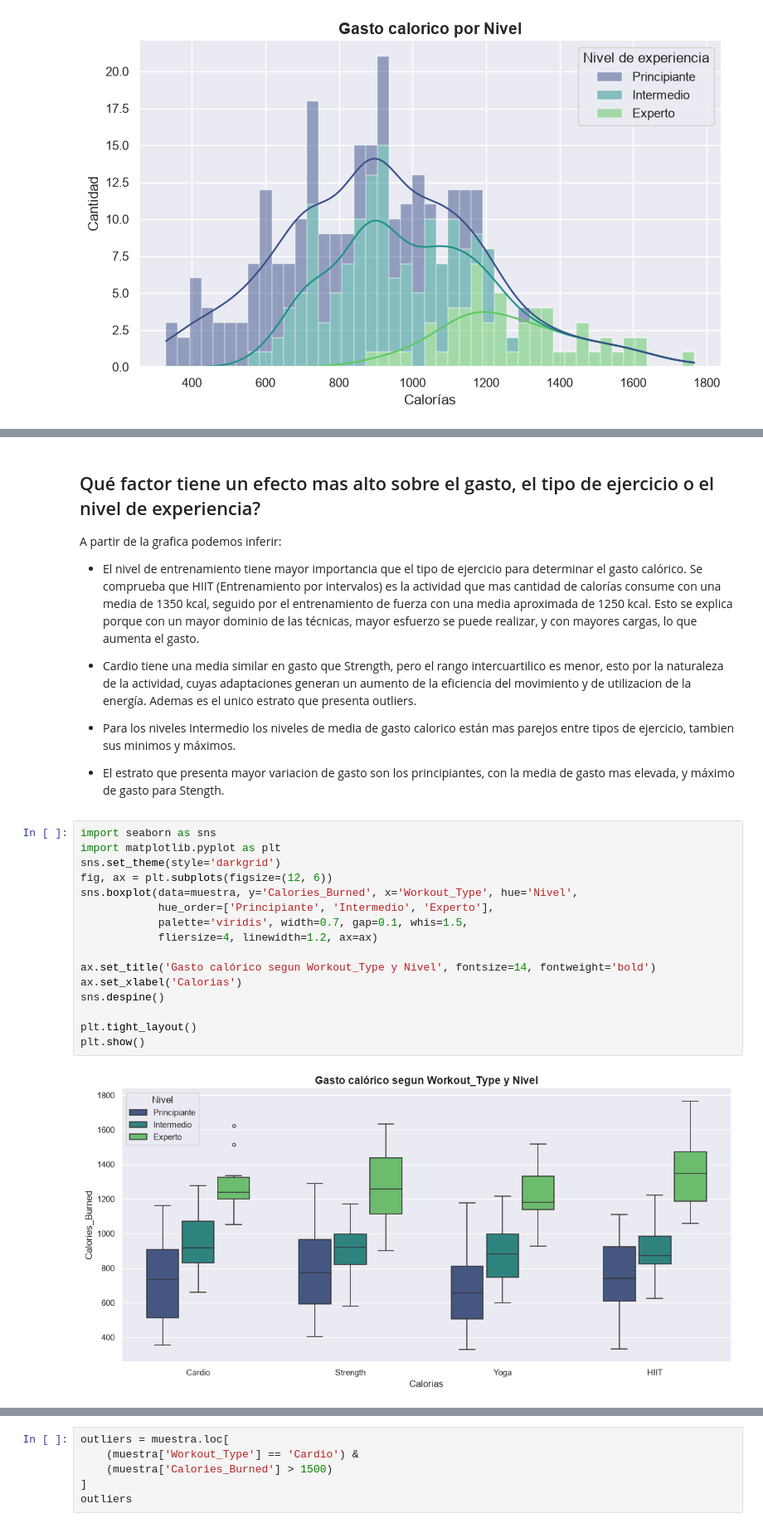
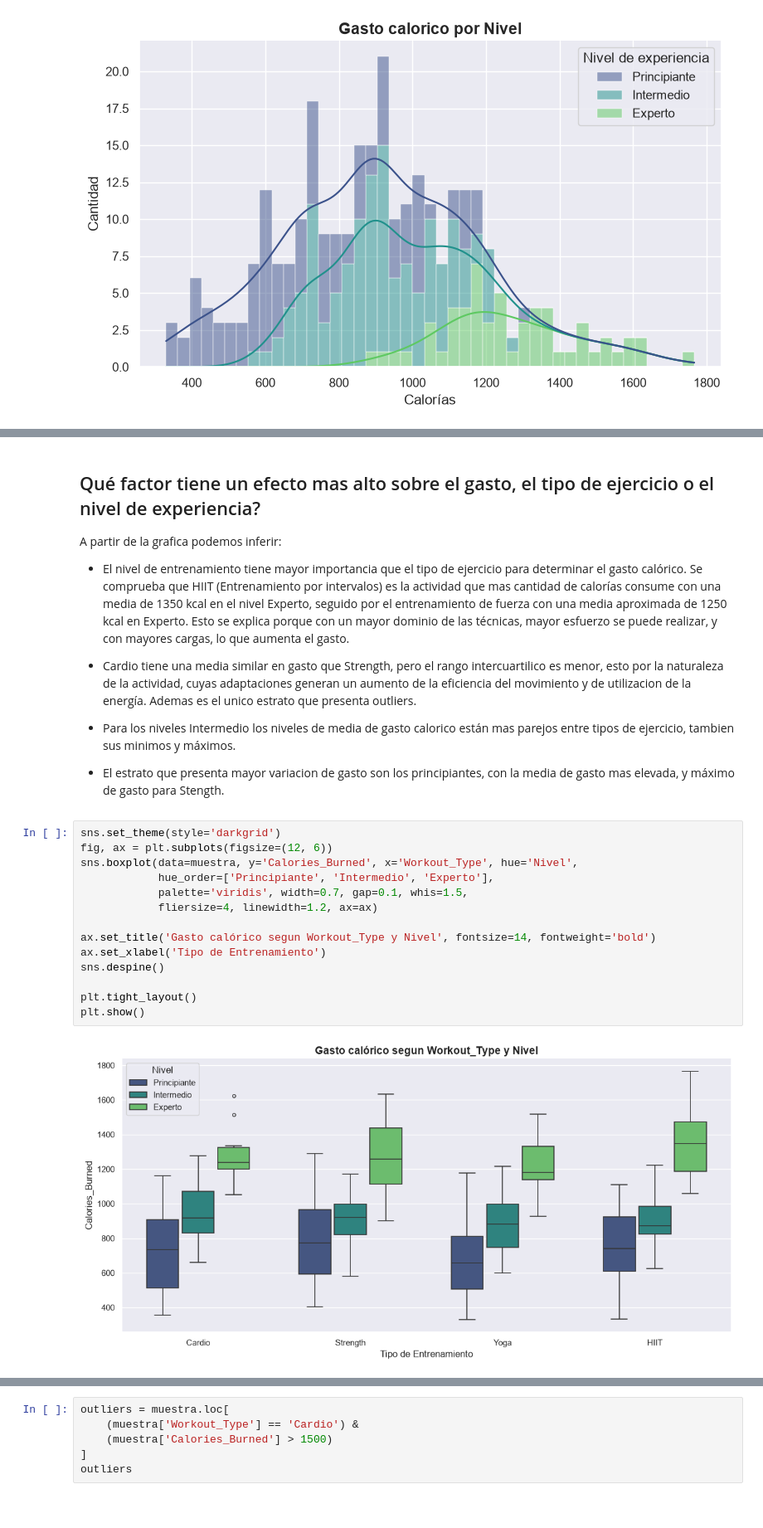
Before and after one commit to SolJosefinaMercado/TP_Promocion_EED2, a Jupyter notebook: notebook_eda.ipynb, the cells around one changed output, grey strips where cells are left out. Shown at 83% size. Cells and saved outputs as stored; diff of their text form.

```diff
--- a/notebook_eda.ipynb
+++ b/notebook_eda.ipynb
@@ -179,7 +205,8 @@ Name: Calories_Burned, dtype: float64
 
 A partir de la grafica podemos inferir:
 
-* El nivel de entrenamiento tiene mayor importancia que el tipo de ejercicio para determinar el gasto calórico. Se comprueba que HIIT (Entrenamiento por intervalos) es la actividad que mas cantidad de calorías consume con una media de 1350 kcal, seguido por el entrenamiento de fuerza con una media aproximada de 1250 kcal. Esto se explica porque con un mayor dominio de las técnicas, mayor esfuerzo se puede realizar, y con mayores cargas, lo que aumenta el gasto.
+* El nivel de entrenamiento tiene mayor importancia que el tipo de ejercicio para determinar el gasto calórico.
+Se comprueba que HIIT (Entrenamiento por intervalos) es la actividad que mas cantidad de calorías consume con una media de 1350 kcal en el nivel Experto, seguido por el entrenamiento de fuerza con una media aproximada de 1250 kcal en Experto. Esto se explica porque con un mayor dominio de las técnicas, mayor esfuerzo se puede realizar, y con mayores cargas, lo que aumenta el gasto.
 
 * Cardio tiene una media similar en gasto que Strength, pero el rango intercuartilico es menor, esto por la naturaleza de la actividad, cuyas adaptaciones generan un aumento de la eficiencia del movimiento y de utilizacion de la energía.
 Ademas es el unico estrato que presenta outliers.
@@ -188,21 +215,19 @@ Ademas es el unico estrato que presenta outliers.
 
 * El estrato que presenta mayor variacion de gasto son los principiantes, con la media de gasto mas elevada, y máximo de gasto para Stength.
 # %%
-import seaborn as sns
-import matplotlib.pyplot as plt
 sns.set_theme(style='darkgrid')
 fig, ax = plt.subplots(figsize=(12, 6))
 sns.boxplot(data=muestra, y='Calories_Burned', x='Workout_Type', hue='Nivel',
             hue_order=['Principiante', 'Intermedio', 'Experto'],
             palette='viridis', width=0.7, gap=0.1, whis=1.5,
             fliersize=4, linewidth=1.2, ax=ax)
 
 ax.set_title('Gasto calórico segun Workout_Type y Nivel', fontsize=14, fontweight='bold')
-ax.set_xlabel('Calorias')
+ax.set_xlabel('Tipo de Entrenamiento')
 sns.despine()
 
 plt.tight_layout()
 plt.show()
 # %% [output]
-[figure, old version]
+[figure, new version]
 # %% [markdown]
```
Also changed, not shown: parts of 10 cells of this notebook.
